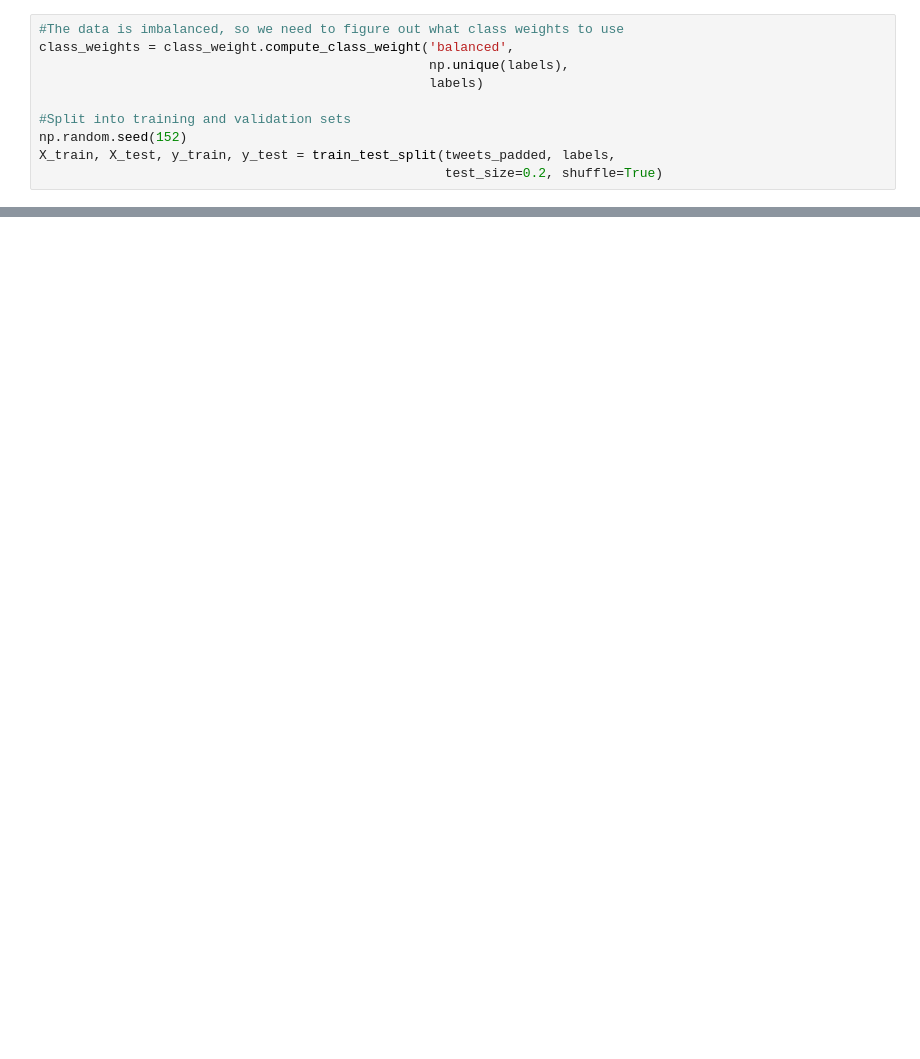
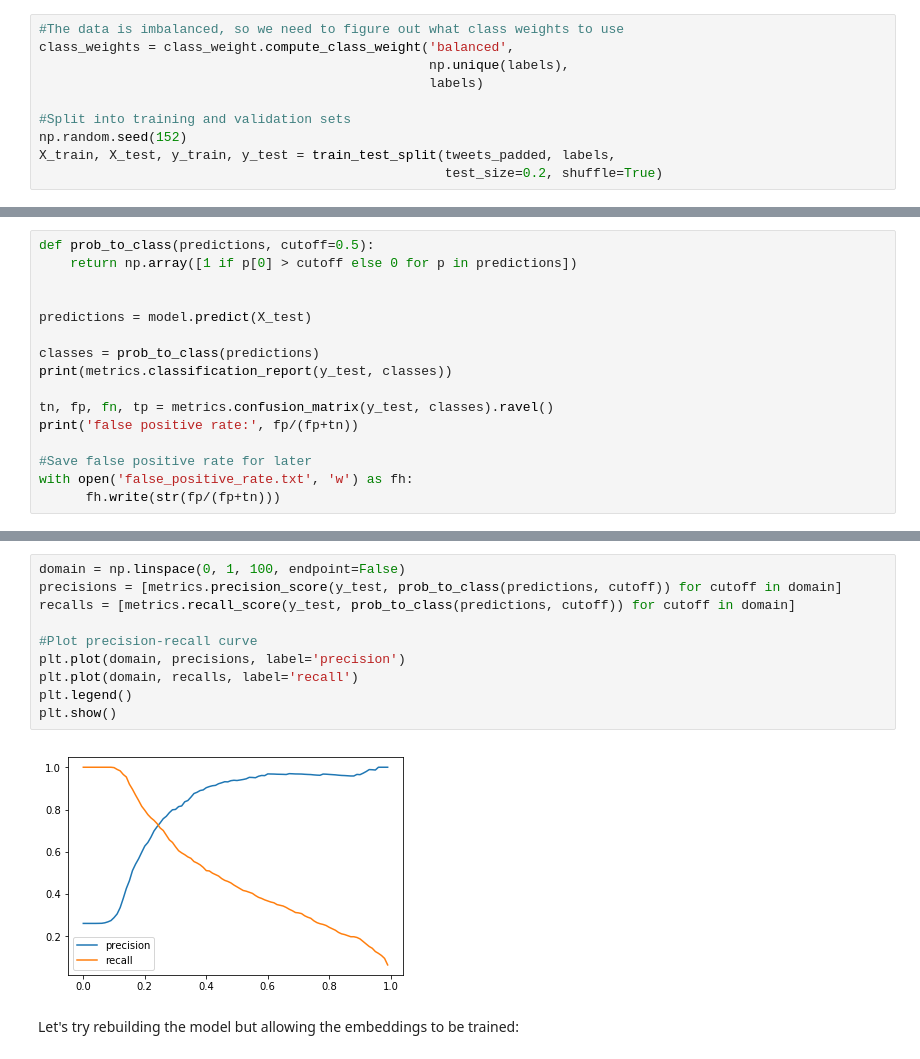
Before and after one commit to quevivasbien/twitter-sexism, a Jupyter notebook: twitter_sexism_lstm.ipynb, the cells around one changed output, grey strips where cells are left out. Saved outputs shown, nothing was run; the diff lists cells and outputs as text; blank space fills up the shorter version.

```diff
--- a/twitter_sexism_lstm.ipynb
+++ b/twitter_sexism_lstm.ipynb
@@ -178,0 +211,16 @@ model.save('modelv2.h5')
+# %%
+def prob_to_class(predictions, cutoff=0.5):
+    return np.array([1 if p[0] > cutoff else 0 for p in predictions])
+
+
+predictions = model.predict(X_test)
+
+classes = prob_to_class(predictions)
+print(metrics.classification_report(y_test, classes))
+
+tn, fp, fn, tp = metrics.confusion_matrix(y_test, classes).ravel()
+print('false positive rate:', fp/(fp+tn))
+
+#Save false positive rate for later
+with open('false_positive_rate.txt', 'w') as fh:
+      fh.write(str(fp/(fp+tn)))
@@ -178,0 +238,14 @@ model.save('modelv2.h5')
+# %%
+domain = np.linspace(0, 1, 100, endpoint=False)
+precisions = [metrics.precision_score(y_test, prob_to_class(predictions, cutoff)) for cutoff in domain]
+recalls = [metrics.recall_score(y_test, prob_to_class(predictions, cutoff)) for cutoff in domain]
+
+#Plot precision-recall curve
+plt.plot(domain, precisions, label='precision')
+plt.plot(domain, recalls, label='recall')
+plt.legend()
+plt.show()
+# %% [output]
+[figure, added]
+# %% [markdown]
+Let's try rebuilding the model but allowing the embeddings to be trained:
```
Also changed, not shown: parts of 25 cells of this notebook, 9 other files.
